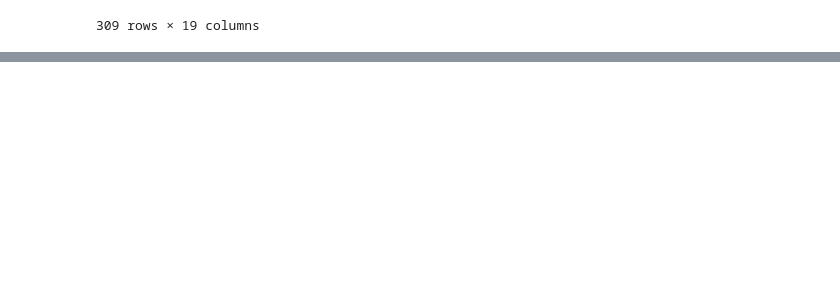
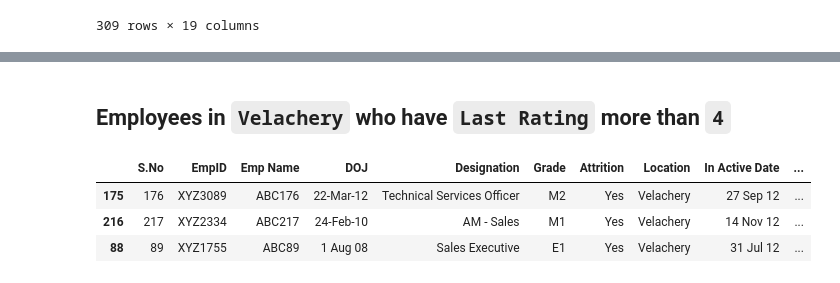
Before and after one commit to SayanD95/Summer-School-2023, a Jupyter notebook: Task_1/Task1.ipynb, the cells around one changed output, grey strips where cells are left out. Cells and saved outputs as stored; diff of their text form; code cells hidden in the pictures; blank space fills up the shorter version.

```diff
--- a/Task_1/Task1.ipynb
+++ b/Task_1/Task1.ipynb
@@ -58,0 +212,10 @@ df_age
+# %% [markdown]
+## Employees in `Velachery` who have `Last Rating` more than `4`
+# %%
+df3 = df.loc[(df["Location"]=="Velachery") & (df["Last Rating"]>=4)]
+df3.sort_values(["Tenure"], ascending=True)
+# %% [output]
+|  | S.No | EmpID | Emp Name | DOJ | Designation | Grade | Attrition | Location | In Active Date | ... |
+| 175 | 176 | XYZ3089 | ABC176 | 22-Mar-12 | Technical Services Officer | M2 | Yes | Velachery | 27 Sep 12 | ... |
+| 216 | 217 | XYZ2334 | ABC217 | 24-Feb-10 | AM - Sales | M1 | Yes | Velachery | 14 Nov 12 | ... |
+| 88 | 89 | XYZ1755 | ABC89 | 1 Aug 08 | Sales Executive | E1 | Yes | Velachery | 31 Jul 12 | ... |
```
Also changed, not shown: parts of 10 cells of this notebook.
